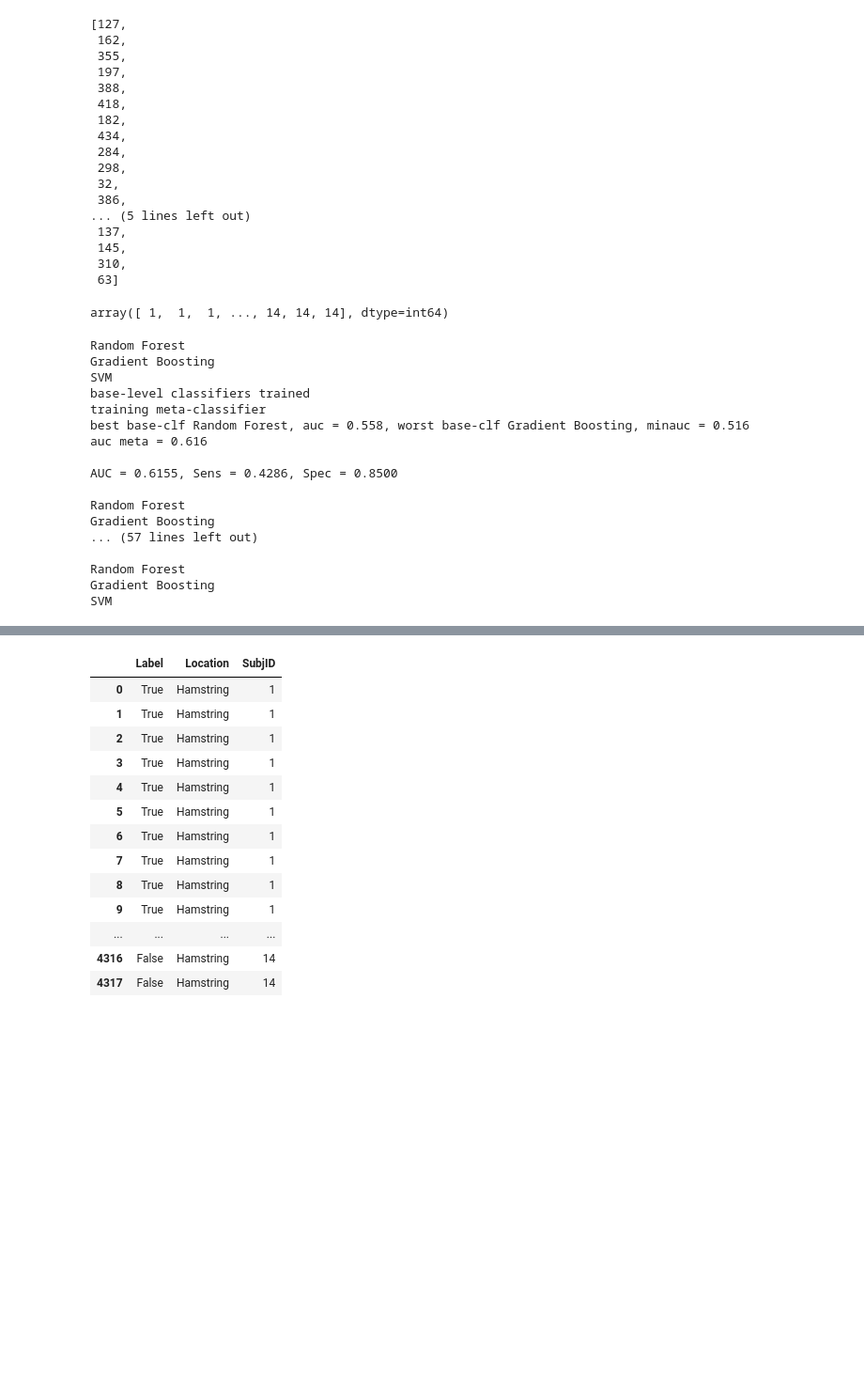
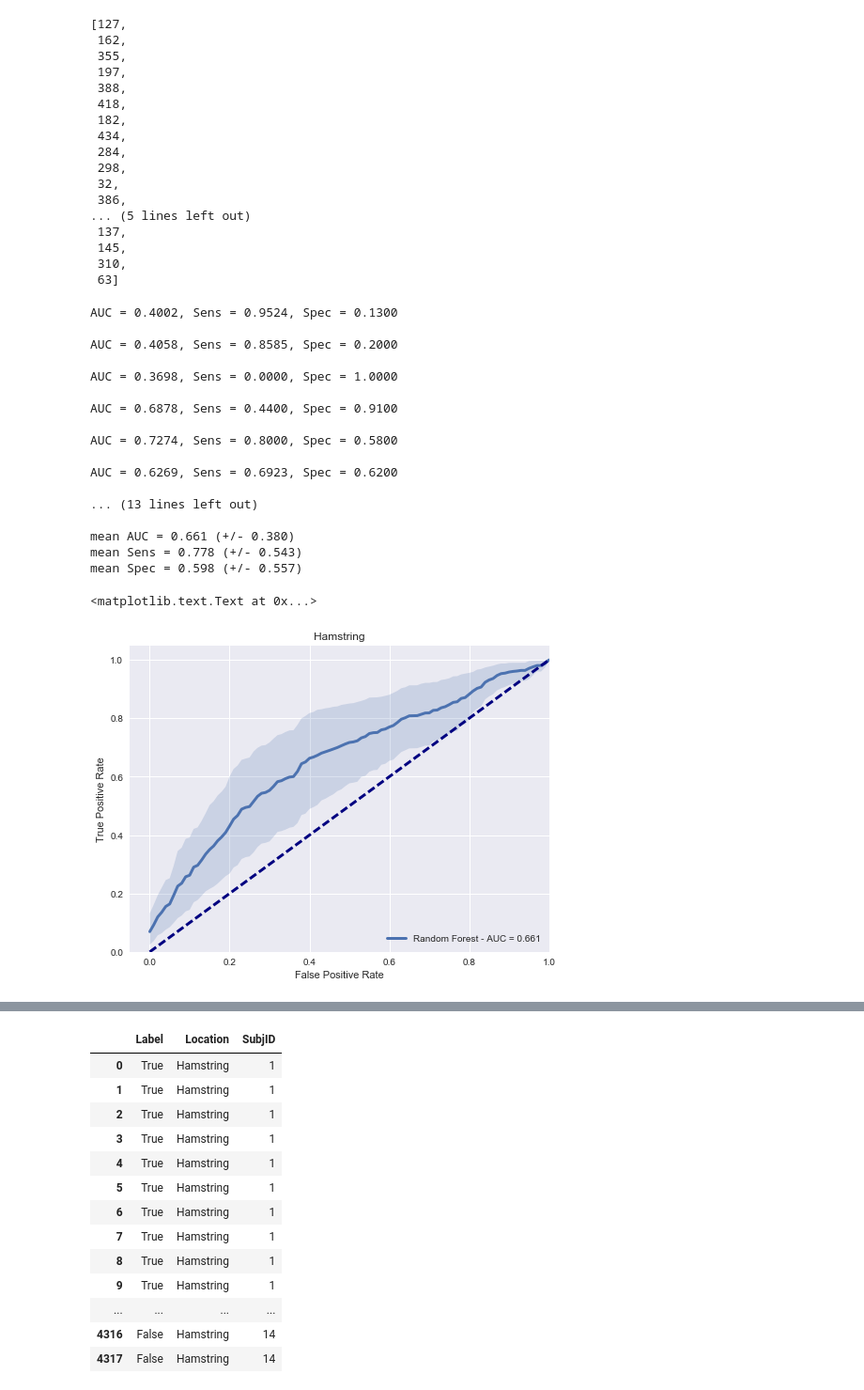
Before and after one commit to BIROalgorithmteam/SpasticityDetection, a Jupyter notebook: SpasticityDetection.ipynb, the cells around one changed output, grey strips where cells are left out. Shown: that part at 94% size. Drawn from its saved outputs; the diff is of its cells as text; code cells hidden in the pictures; blank space fills up the shorter version.

Commit message:
Updated to run Classifier

```diff
--- a/SpasticityDetection.ipynb
+++ b/SpasticityDetection.ipynb
@@ -270,9 +270,10 @@ def fit_stacking(X_train,y_train,groups):
     meta_scaler = preprocessing.StandardScaler().fit(Xtrain_meta)
     Xtrain_meta = meta_scaler.transform(Xtrain_meta)
     print('training meta-classifier')
-    metaclf = LogisticRegression()
-    metaclf.fit(Xtrain_meta,ytrain_meta)
-    ypred_meta = metaclf.predict_proba(Xtrain_meta)
+#     metaclf = LogisticRegression()
+    metaclf = GradientBoostingClassifier(n_estimators=100,max_depth=2,random_state=3)
+    metaclf.fit(np.concatenate((Xtrain_meta,X_train),axis=1),ytrain_meta)
+    ypred_meta = metaclf.predict_proba(np.concatenate((Xtrain_meta,X_train),axis=1))
 #     ind = np.where(np.array(ypred_meta) != np.array(ytrain_meta))
 #     print Xtrain_meta[:10,:]
 #     plt.figure(figsize=(12,8))
@@ -305,8 +306,8 @@ def predict_stacking(X_test,y_test,base_classifiers,meta_classifier,meta_scaler)
 
     #2. meta-level clf predictions (final prediction)
     Xtest_meta = meta_scaler.transform(Xtest_meta)
-    yscore_meta = meta_classifier.predict_proba(Xtest_meta)[:,1]
-    ypred_meta = meta_classifier.predict(Xtest_meta)
+    yscore_meta = meta_classifier.predict_proba(np.concatenate((Xtest_meta,X_test),axis=1))[:,1]
+    ypred_meta = meta_classifier.predict(np.concatenate((Xtest_meta,X_test),axis=1))
     auc_meta = roc_auc_score(y_test, yscore_meta)
     print('auc meta = %.3f\n' % (auc_meta))
 
@@ -381,60 +382,58 @@ def LOSOCV(X,y,data,groups,models,stacking=1):
     return results
 # %%
 models = [RandomForestClassifier(n_estimators=100,random_state=2),
-          GradientBoostingClassifier(n_estimators=100,max_depth=2,random_state=3),
+          LogisticRegression(),
           SVC(kernel='linear',C=1,cache_size=800,probability=True,random_state=3),
          ]
 model_name = ['Random Forest','Gradient Boosting','SVM']
-# %%
-Subjs.as_matrix()
-# %% [output]
-array([ 1,  1,  1, ..., 14, 14, 14], dtype=int64)
 # %%
 l = 'Hamstring'
 
 Labels = FullData.Label
 
 FiltData = FullData.loc[(Labels!='IA') & (FullData.Location==l)]
 for s in FiltData.SubjID.unique():
     if len(FiltData[FiltData.SubjID==s].Label.unique())<2:
         FiltData = FiltData[FiltData.SubjID!=s]
 
 Features = FiltData.iloc[:,0:14]
 Features = Features.as_matrix()
 SubjID = FiltData.SubjID
 Label = FiltData.Label=='SA'
 Location = FiltData.Location
 
 #standardize data
 scaler = preprocessing.StandardScaler().fit(Features) #define scaler on Healthy data
 Features = scaler.transform(Features)
 FiltData = pd.concat([pd.DataFrame(Features),
                       pd.DataFrame({'SubjID':SubjID.as_matrix(),'Label':Label.as_matrix(),'Location':Location.as_matrix()})],axis=1)
 
 
-results = LOSOCV(Features,Label.as_matrix(),FiltData,SubjID.as_matrix(),models,1)
+results = LOSOCV(Features,Label.as_matrix(),FiltData,SubjID.as_matrix(),models[1],0)
 
 plt.figure(figsize=(8,6))
 AX = plot_roc(results['TPR'],results['FPR'],np.mean(results['AUC']),ax=None,plotname='Random Forest')
 AX.set_title(l)
 # %% [output]
-Random Forest
-Gradient Boosting
-SVM
-base-level classifiers trained
-training meta-classifier
-best base-clf Random Forest, auc = 0.558, worst base-clf Gradient Boosting, minauc = 0.516
-auc meta = 0.616
+AUC = 0.4002, Sens = 0.9524, Spec = 0.1300
 
-AUC = 0.6155, Sens = 0.4286, Spec = 0.8500
+AUC = 0.4058, Sens = 0.8585, Spec = 0.2000
 
-Random Forest
-Gradient Boosting
-... (57 lines left out)
+AUC = 0.3698, Sens = 0.0000, Spec = 1.0000
 
-Random Forest
-Gradient Boosting
-SVM
+AUC = 0.6878, Sens = 0.4400, Spec = 0.9100
+
+AUC = 0.7274, Sens = 0.8000, Spec = 0.5800
+
+AUC = 0.6269, Sens = 0.6923, Spec = 0.6200
+
+... (13 lines left out)
+
+mean AUC = 0.661 (+/- 0.380)
+mean Sens = 0.778 (+/- 0.543)
+mean Spec = 0.598 (+/- 0.557)
+<matplotlib.text.Text at 0x...>
+[figure, added]
 # %%
 FiltData = pd.concat([pd.DataFrame(Features),
                       pd.DataFrame({'SubjID':SubjID.as_matrix(),'Label':Label.as_matrix(),'Location':Location.as_matrix()})],axis=1)
```
